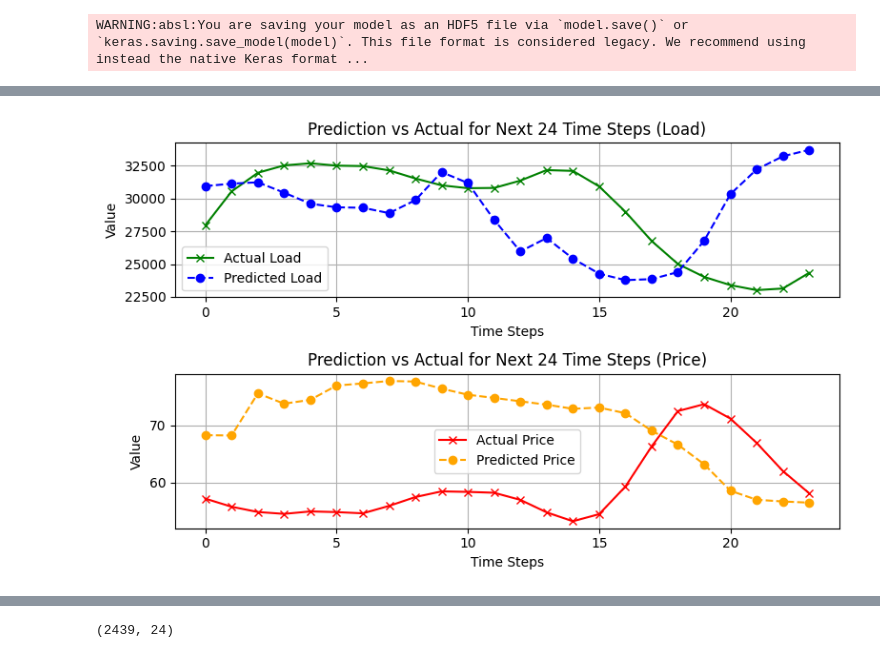
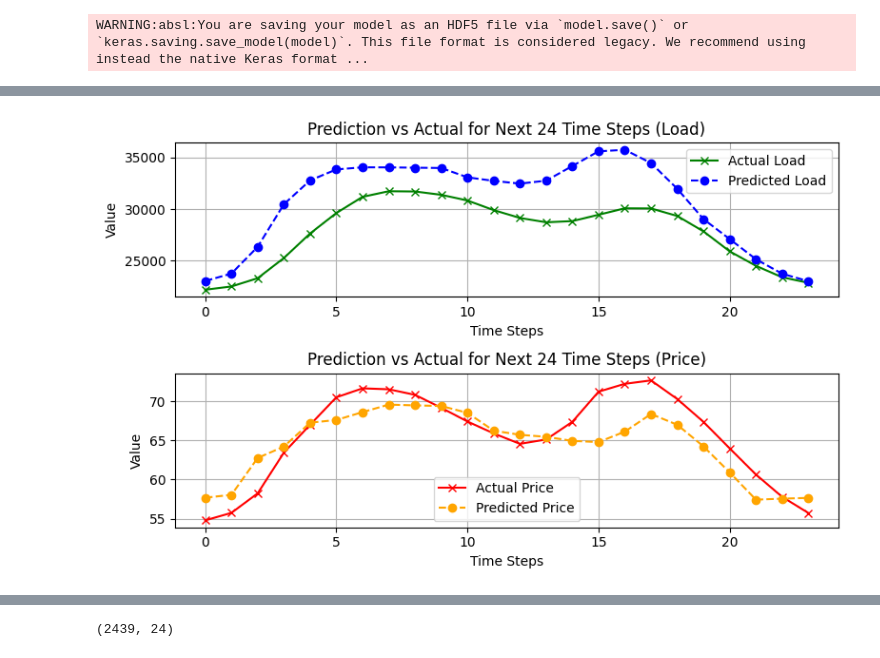
Before and after one commit to Jackson00Han/Time-Series-Training, a Jupyter notebook: Copy_of_multivariate_time_series.ipynb, the cells around one changed output, grey strips where cells are left out. Drawn from its saved outputs; the diff is of its cells as text; code cells hidden in the pictures.

```diff
--- a/Copy_of_multivariate_time_series.ipynb
+++ b/Copy_of_multivariate_time_series.ipynb
@@ -1668,3 +1659,5 @@ Epoch 16/30
 multi_model.save('multi_model.h5')
 # %% [output]
 WARNING:absl:You are saving your model as an HDF5 file via `model.save()` or `keras.saving.save_model(model)`. This file format is considered legacy. We recommend using instead the native Keras format ...
+# %%
+multi_model = tf.keras.models.load_model('multi_model.h5')
@@ -1699,25 +1705,25 @@ mae_price = mean_absolute_error(inversed_actual_price, inversed_predicted_price)
 # %%
 fig, axs = plt.subplots(2, 1, figsize=(8, 5))
-axs[0].plot(inversed_predicted_load[12,:], label='Actual Load', linestyle='-', marker='x', c='green')
-axs[0].plot(inversed_actual_load[12,:], label='Predicted Load', linestyle='--', marker='o', c='blue')
+axs[0].plot(inversed_predicted_load[199,:], label='Actual Load', linestyle='-', marker='x', c='green')
+axs[0].plot(inversed_actual_load[199,:], label='Predicted Load', linestyle='--', marker='o', c='blue')
 
 axs[0].set_title(f'Prediction vs Actual for Next 24 Time Steps (Load)')
 axs[0].set_xlabel('Time Steps')
 
 axs[0].set_ylabel('Value')
 axs[0].legend()
 axs[0].grid(True)
 
-axs[1].plot(inversed_predicted_price[28,:], label='Actual Price', linestyle='-', marker='x', c='red')
-axs[1].plot(inversed_actual_price[28,:], label='Predicted Price', linestyle='--', marker='o', c='orange')
+axs[1].plot(inversed_predicted_price[199,:], label='Actual Price', linestyle='-', marker='x', c='red')
+axs[1].plot(inversed_actual_price[199,:], label='Predicted Price', linestyle='--', marker='o', c='orange')
 
 axs[1].set_title(f'Prediction vs Actual for Next 24 Time Steps (Price)')
 axs[1].set_xlabel('Time Steps')
 axs[1].set_ylabel('Value')
 axs[1].legend()
 axs[1].grid(True)
 
 plt.tight_layout()
 plt.show()
 # %% [output]
-[figure, old version]
+[figure, new version]
```
Also changed, not shown: parts of 20 cells of this notebook.
